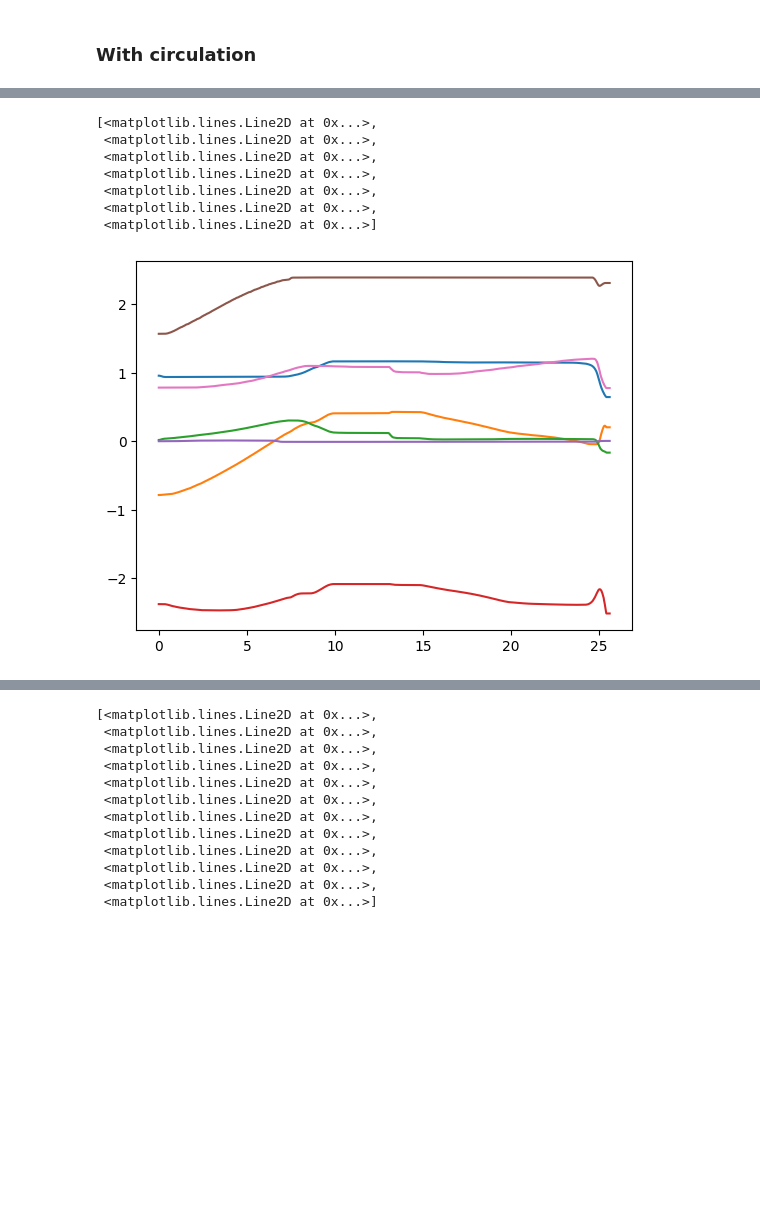
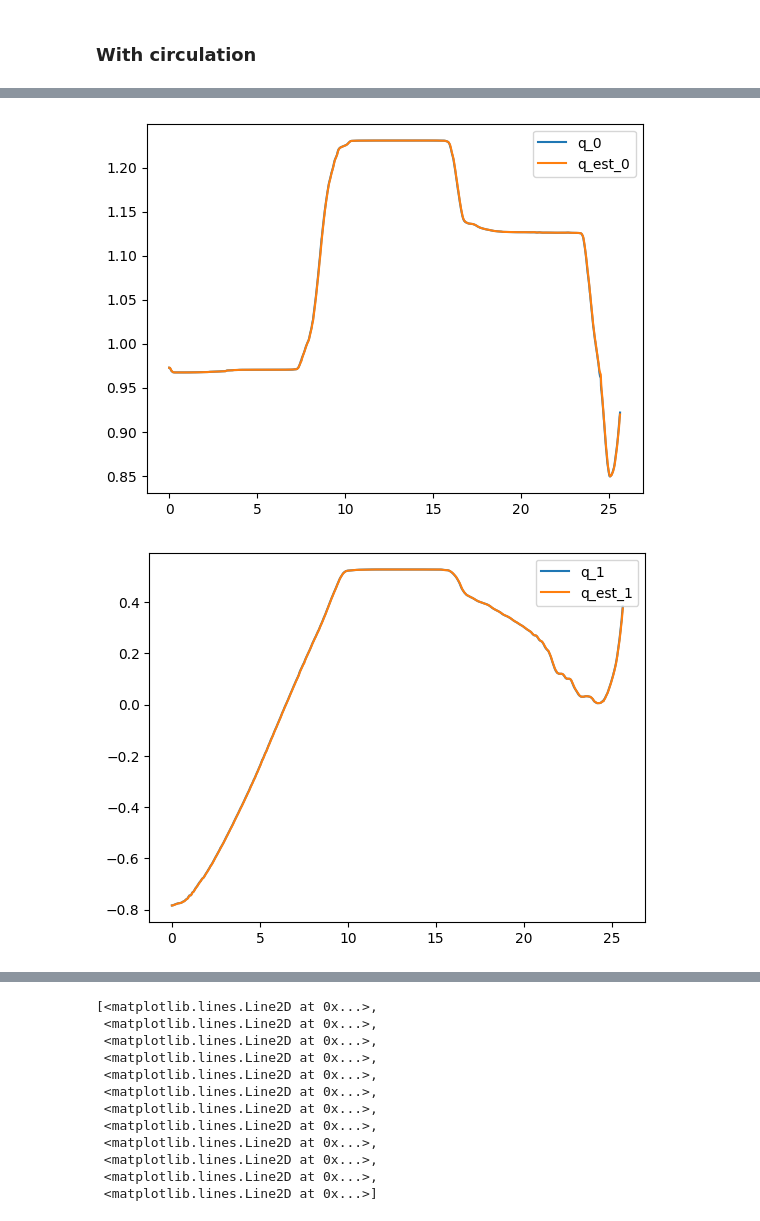
Before and after one commit to shiqingw/HOCBF-FR3-Experiments, a Jupyter notebook: exp1_box_circulation.ipynb, the cells around one changed output, grey strips where cells are left out. Drawn from its saved outputs; the diff is of its cells as text; code cells hidden in the pictures; blank space fills up the shorter version.

```diff
--- a/exp1_box_circulation.ipynb
+++ b/exp1_box_circulation.ipynb
@@ -31,10 +29,11 @@ torque_lb = np.array([-87, -87, -87, -87, -12, -12, -12])
 torque_ub = np.array([87, 87, 87, 87, 12, 12, 12])
 joint_acc_lb = np.array([-10, -10, -10, -10, -10, -10, -10])
 joint_acc_ub = np.array([10, 10, 10, 10, 10, 10, 10])
-v_EE_lb = np.array([-0.05, -0.05, -0.05])
-v_EE_ub = np.array([0.05, 0.05, 0.05])
+v_EE_lb = np.array([-0.1, -0.1, -0.1])
+v_EE_ub = np.array([0.1, 0.1, 0.1])
 
 n_joints = 7
+n_controls = 7
 q_bar = 0.5*(joint_ub + joint_lb)
 # %%
 from cores.utils.bounding_shape_coef_mj import BoundingShapeCoef
@@ -274,6 +230,5 @@ status:       Solved
 # %%
 T = 35
-dt = 1.0/150
 
 alpha0 = 1.03
 gamma1 = 20
@@ -289,7 +244,7 @@ K_d_rot = np.diag([100,100,100])*0.4
 Kp_joint = 20*np.diag([1, 1, 1, 1, 1, 1, 1])
 Kd_joint = 10*np.diag([1, 1, 1, 1, 1, 1, 1])
 
-qdtdt_list = []
+ddq_list = []
 tau_list = []
 all_h_list = []
 
@@ -332,18 +287,16 @@ while time.time() - t_start < T:
     S = J_EE
     S_pinv = S.T @ np.linalg.pinv(S @ S.T + 0.01* np.eye(S.shape[0]))
     S_null = (np.eye(len(q)) - S_pinv @ S)
-    q_dtdt_task = S_pinv @ (v_EE_dt_desired - dJdq_EE)
+    ddq_task = S_pinv @ (v_EE_dt_desired - dJdq_EE)
 
     # Secondary objective: encourage the joints to remain close to the initial configuration
     W = np.diag(1.0/(joint_ub-joint_lb))
     q_bar = 1/2*(joint_ub+joint_lb)
     e_joint = W @ (q - q_bar)
     e_joint_dot = W @ dq
-    q_dtdt_nominal = q_dtdt_task + S_null @ (- Kp_joint @ e_joint - Kd_joint @ e_joint_dot)
+    ddq_nominal = ddq_task + S_null @ (- Kp_joint @ e_joint - Kd_joint @ e_joint_dot)
 
     # CBF
-    u_nominal = q_dtdt_nominal
-
     C = np.zeros([n_in, n_controls])
     lb = np.zeros(n_in)
     ub = np.zeros(n_in)
@@ -365,33 +318,37 @@ while time.time() - t_start < T:
     all_h_np, _, _, all_phi1_np, all_actuation_np, all_lb_np, all_ub_np = \
         probs.getCBFConstraints(dq, all_P_np, all_quat_np, all_J_np, all_dJdq_np, alpha0, gamma1, gamma2, compensation)
 
+    # CBF-QP constraints
     C[0:n_CBF,:] = all_actuation_np
     lb[0:n_CBF] = all_lb_np
     ub[0:n_CBF] = all_ub_np
     CBF_tmp = all_h_np
     phi1_tmp = all_phi1_np
 
-    # CBF-QP constraints
     print(np.min(CBF_tmp))
-    g = -u_nominal
+    g = -ddq_nominal
 
     C[n_CBF:n_CBF+n_controls,:] = np.eye(n_controls)
     lb[n_CBF:n_CBF+n_controls] = joint_acc_lb[:7]
     ub[n_CBF:n_CBF+n_controls] = joint_acc_ub[:7]
 
-    C[n_CBF+n_controls:n_CBF+n_controls+3,:] = J_EE[0:3,:]*dt
-    lb[n_CBF+n_controls:n_CBF+n_controls+3] = v_EE_lb[:3] - v_EE[:3] - dJdq_EE[:3]*dt
-    ub[n_CBF+n_controls:n_CBF+n_controls+3] = v_EE_ub[:3] - v_EE[:3] - dJdq_EE[:3]*dt
+    # h_v_lb = v_EE[0:3] - v_EE_lb
+    # h_v_ub = v_EE_ub - v_EE[0:3]
+    # C[n_CBF+n_controls:n_CBF+n_controls+3, :] = J_EE[0:3,:]
+    # lb[n_CBF+n_controls:n_CBF+n_controls+3] = -20*h_v_lb - dJdq_EE[0:3]
+    # ub[n_CBF+n_controls:n_CBF+n_controls+3] = 20*h_v_ub - dJdq_EE[0:3]
 
     cbf_qp.update(g=g, C=C, l=lb, u=ub)
     cbf_qp.solve()
-    u = cbf_qp.results.x
-    tau = M @ u +  nle - G
+    ddq = cbf_qp.results.x
+
+    ddq = ddq_nominal
+    tau = M @ ddq +  nle - G
 
     tau = np.clip(tau, -20, 20)
     robot.setCommands(tau)
 
-    qdtdt_list.append(u_nominal.copy())
+    ddq_list.append(ddq.copy())
     tau_list.append(tau.copy())
     all_h_list.append(all_h_np.copy())
 
@@ -419,6 +360,8 @@ problem:
 # %%
 # Define proxuite problem
 n_controls = 7
+n_obstacle = n_polytope + 1
+n_CBF = n_selected_BBs*n_obstacle
 n_in = n_controls + 2 + 3
 cbf_qp = init_proxsuite_qp(n_v=n_controls, n_eq=0, n_in=n_in)
 # %%
@@ -606,17 +567,16 @@ TypeError: 'NoneType' object is not subscriptable
 # %%
 import matplotlib.pyplot as plt
 
 t_list = np.array(t_list)
 q_list = np.array(q_list)
+q_moving_avg_list = np.array(q_moving_avg_list)
 
-plt.figure()
-plt.plot(t_list, q_list)
+
+for i in range(7):
+    plt.figure(i)
+    plt.plot(t_list, q_list[:,i], label='q_{:d}'.format(i))
+    plt.plot(t_list, q_moving_avg_list[:,i], label='q_est_{:d}'.format(i))
+    plt.legend()
 # %% [output]
-[<matplotlib.lines.Line2D at 0x...>,
- <matplotlib.lines.Line2D at 0x...>,
- <matplotlib.lines.Line2D at 0x...>,
- <matplotlib.lines.Line2D at 0x...>,
- <matplotlib.lines.Line2D at 0x...>,
- <matplotlib.lines.Line2D at 0x...>,
- <matplotlib.lines.Line2D at 0x...>]
-[figure, old version]
+[figure, new version]
+[figure, added]
```
Also changed, not shown: parts of 13 cells of this notebook, 1 other file.
